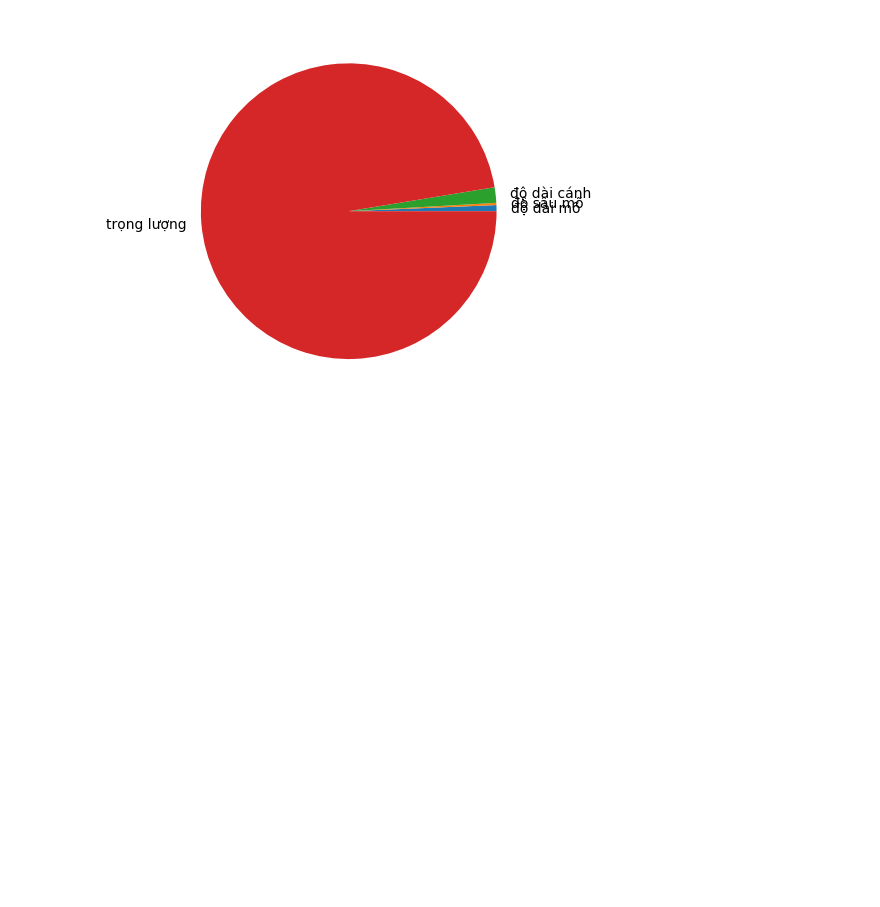
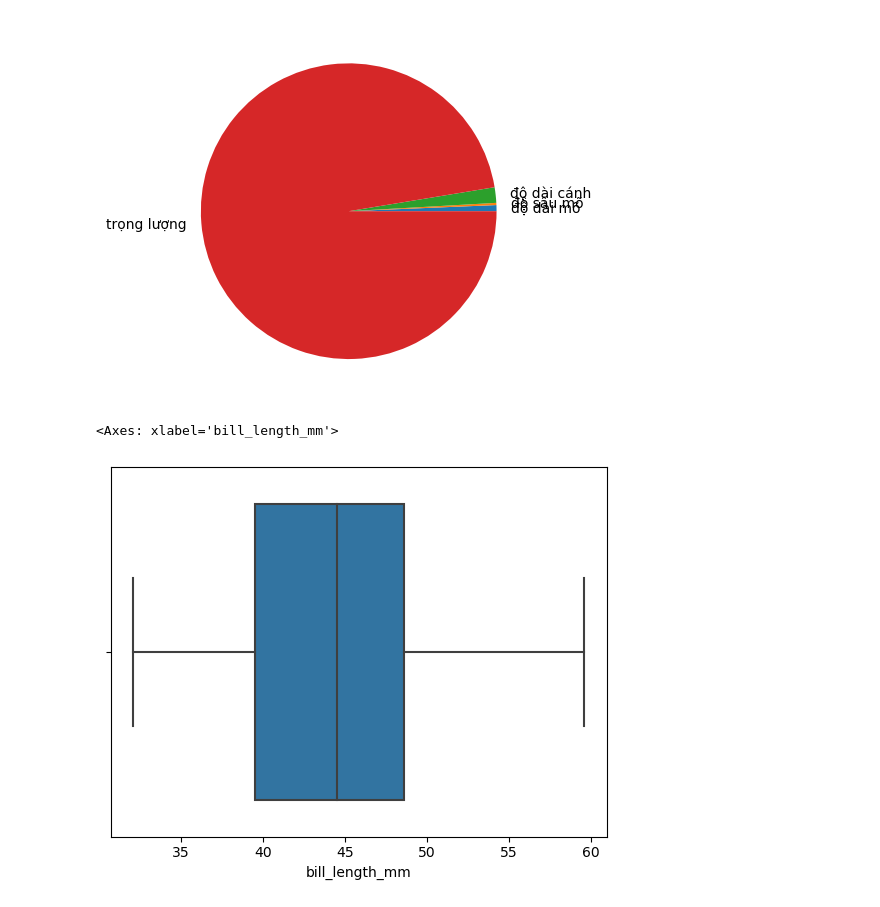
Before and after one commit to HueVuong12/Computer-Statistics, a Jupyter notebook: ON_GK/On_GK.ipynb, the cells around one changed output. Drawn from its saved outputs; the diff is of its cells as text; code cells hidden in the pictures; blank space fills up the shorter version.

```diff
--- a/ON_GK/On_GK.ipynb
+++ b/ON_GK/On_GK.ipynb
@@ -143,3 +144,9 @@ plt.pie(y, labels= mylabels )
 plt.show()
 # %% [output]
 [figure]
+# %%
+import seaborn as sns
+sns.boxplot(data = df, x = 'bill_length_mm')
+# %% [output]
+<Axes: xlabel='bill_length_mm'>
+[figure, added]
```
Also changed, not shown: parts of 4 cells of this notebook, 3 other files.
